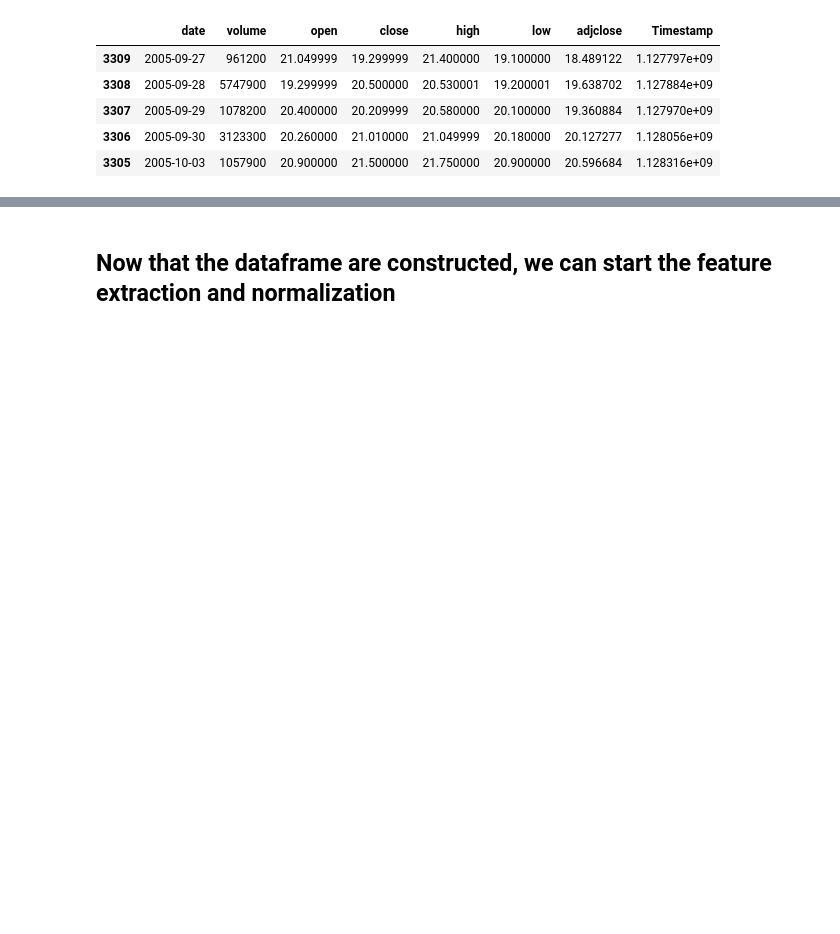
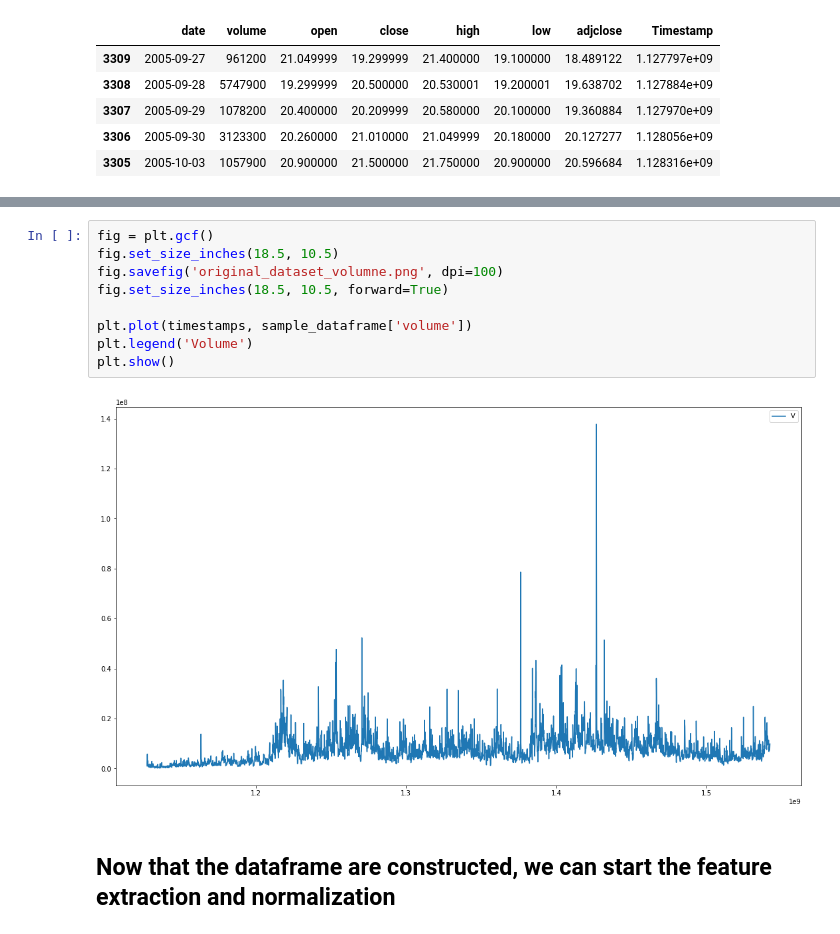
Before and after one commit to abhishekabhishek/mlh-2018, a Jupyter notebook: MLH-2018.ipynb, the cells around one changed output, grey strips where cells are left out. Drawn from its saved outputs; the diff is of its cells as text; blank space fills up the shorter version.

```diff
--- a/MLH-2018.ipynb
+++ b/MLH-2018.ipynb
@@ -114,3 +150,14 @@ Showing the first 5 values from the dataframe.
+# %%
+fig = plt.gcf()
+fig.set_size_inches(18.5, 10.5)
+fig.savefig('original_dataset_volumne.png', dpi=100)
+fig.set_size_inches(18.5, 10.5, forward=True)
+
+plt.plot(timestamps, sample_dataframe['volume'])
+plt.legend('Volume')
+plt.show()
+# %% [output]
+[figure, added]
 # %% [markdown]
 ## Now that the dataframe are constructed, we can start the feature extraction and normalization
 # %%
```
Also changed, not shown: parts of 19 cells of this notebook, 3 other files.
